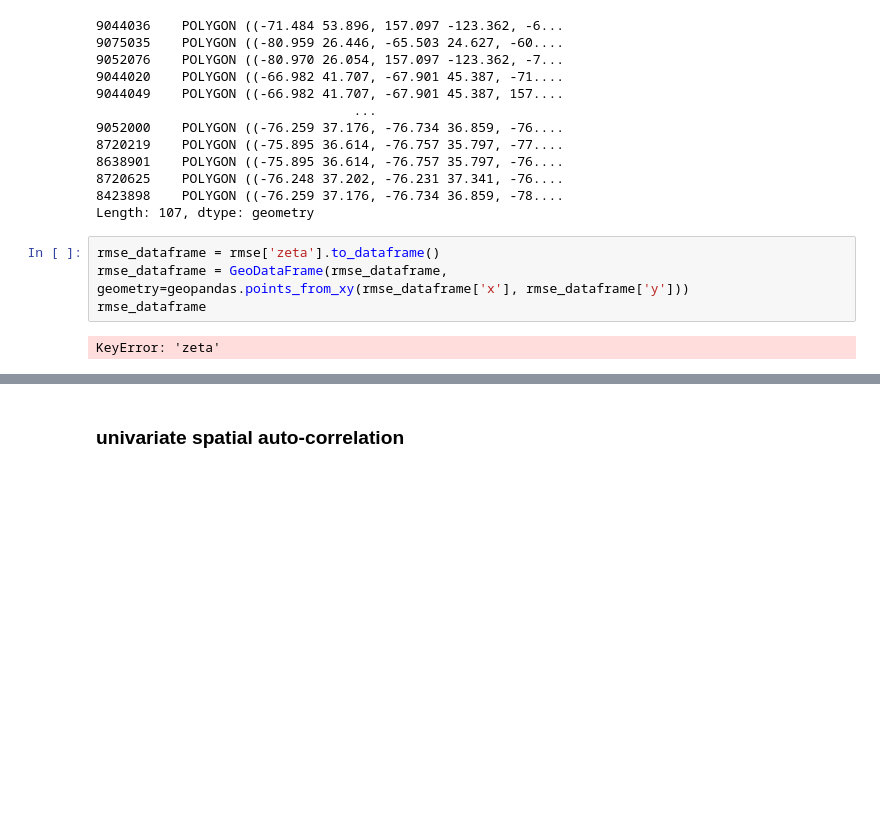
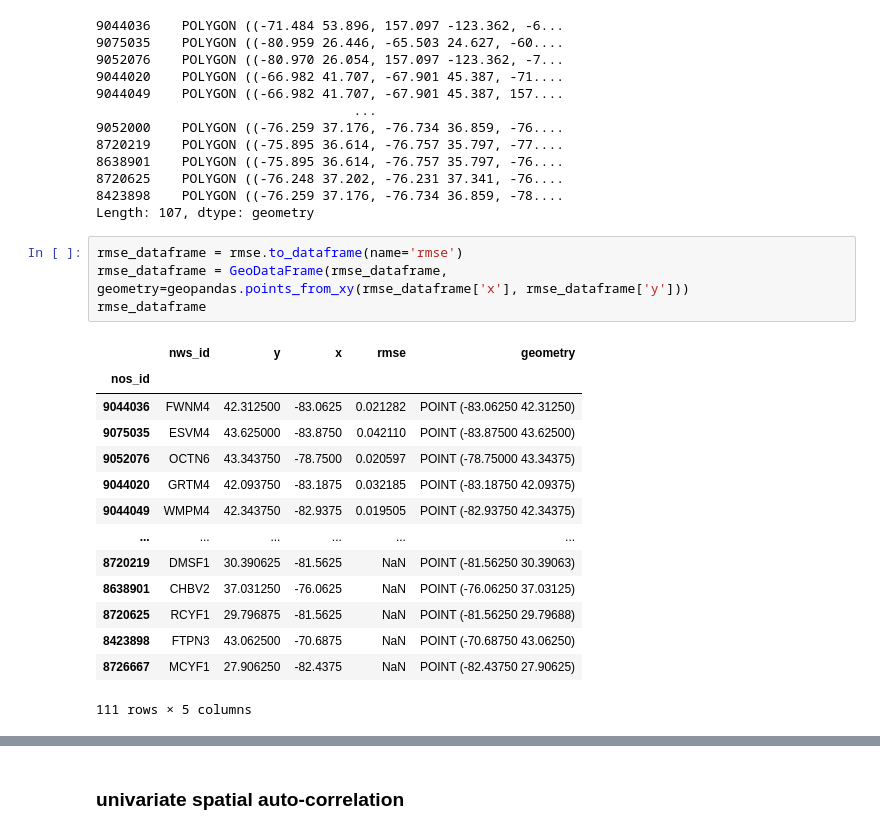
Before and after one commit to zacharyburnett/GEOG606, a Jupyter notebook: final/final_20220503.ipynb, the cells around one changed output, grey strips where cells are left out. Cells and saved outputs as stored; diff of their text form; blank space fills up the shorter version.

```diff
--- a/final/final_20220503.ipynb
+++ b/final/final_20220503.ipynb
@@ -393,11 +393,24 @@ polygons
 8423898    POLYGON ((-76.259 37.176, -76.734 36.859, -78....
 Length: 107, dtype: geometry
 # %%
-rmse_dataframe = rmse['zeta'].to_dataframe()
+rmse_dataframe = rmse.to_dataframe(name='rmse')
 rmse_dataframe = GeoDataFrame(rmse_dataframe, geometry=geopandas.points_from_xy(rmse_dataframe['x'], rmse_dataframe['y']))
 rmse_dataframe
 # %% [output]
+|  | nws_id | y | x | rmse | geometry |
+| nos_id |  |  |  |  |  |
+| 9044036 | FWNM4 | 42.312500 | -83.0625 | 0.021282 | POINT (-83.06250 42.31250) |
+| 9075035 | ESVM4 | 43.625000 | -83.8750 | 0.042110 | POINT (-83.87500 43.62500) |
+| 9052076 | OCTN6 | 43.343750 | -78.7500 | 0.020597 | POINT (-78.75000 43.34375) |
+| 9044020 | GRTM4 | 42.093750 | -83.1875 | 0.032185 | POINT (-83.18750 42.09375) |
+| 9044049 | WMPM4 | 42.343750 | -82.9375 | 0.019505 | POINT (-82.93750 42.34375) |
+| ... | ... | ... | ... | ... | ... |
+| 8720219 | DMSF1 | 30.390625 | -81.5625 | NaN | POINT (-81.56250 30.39063) |
+| 8638901 | CHBV2 | 37.031250 | -76.0625 | NaN | POINT (-76.06250 37.03125) |
+| 8720625 | RCYF1 | 29.796875 | -81.5625 | NaN | POINT (-81.56250 29.79688) |
+| 8423898 | FTPN3 | 43.062500 | -70.6875 | NaN | POINT (-70.68750 43.06250) |
+| 8726667 | MCYF1 | 27.906250 | -82.4375 | NaN | POINT (-82.43750 27.90625) |
-KeyError: 'zeta'
+111 rows × 5 columns
 # %%
 rmse_dataframe['region'] = polygons
 rmse_dataframe
```
Also changed, not shown: parts of 16 cells of this notebook.
